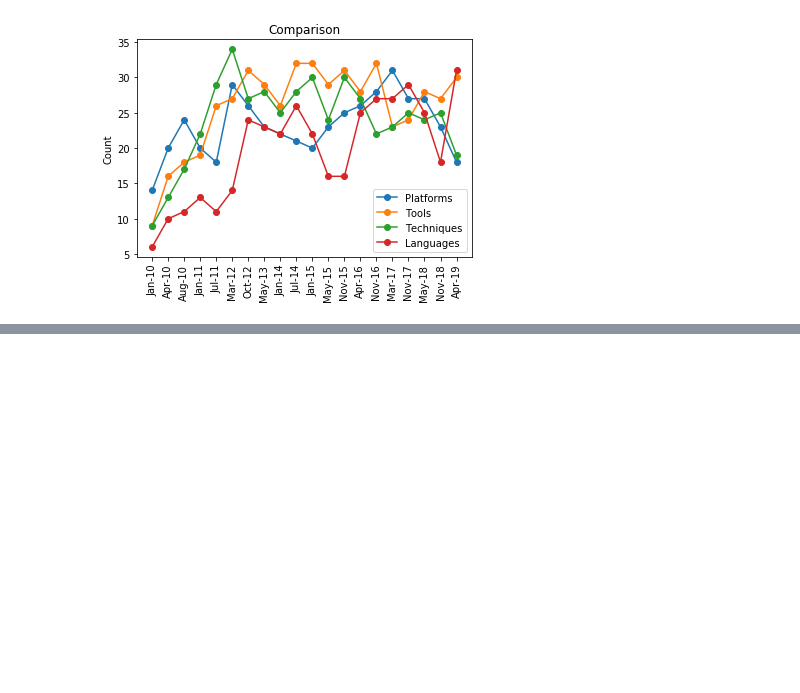
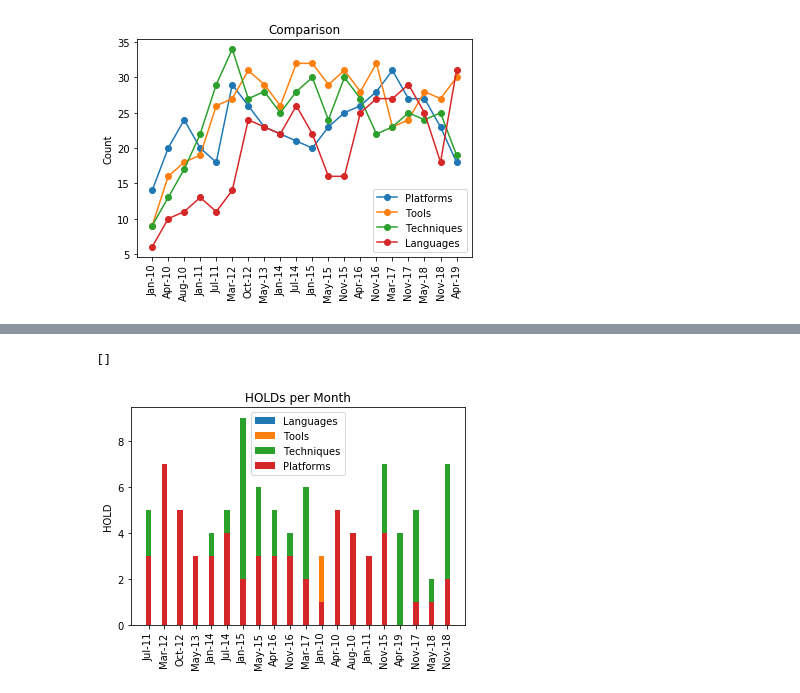
Before and after one commit to phsheth/radar, a Jupyter notebook: radar_eda.ipynb, the cells around one changed output, grey strips where cells are left out. Cells and saved outputs as stored; diff of their text form; code cells hidden in the pictures; blank space fills up the shorter version.

```diff
--- a/radar_eda.ipynb
+++ b/radar_eda.ipynb
@@ -229,0 +330,29 @@ plt.plot()
+# %%
+tech_v4_hold = tech_v4[tech_v4['Stage'] == 'HOLD']
+tech_v4_hold_languages = tech_v4_hold[tech_v4_hold['Category'] == 'Languages']
+tech_v4_hold_tools = tech_v4_hold[tech_v4_hold['Category'] == 'Tools']
+tech_v4_hold_techniques = tech_v4_hold[tech_v4_hold['Category'] == 'Techniques']
+tech_v4_hold_platforms = tech_v4_hold[tech_v4_hold['Category'] == 'Platforms']
+
+tech_v4_hold_languages = tech_v4_hold_languages.sort_values(by=['Volume'])
+tech_v4_hold_tools = tech_v4_hold_tools.sort_values(by=['Volume'])
+tech_v4_hold_techniques = tech_v4_hold_techniques.sort_values(by=['Volume'])
+tech_v4_hold_platforms = tech_v4_hold_platforms.sort_values(by=['Volume'])
+
+width = 0.35
+p1 = plt.bar(tech_v4_hold_languages['Month'], tech_v4_hold_languages['size'], width, label = 'Languages')
+p2 = plt.bar(tech_v4_hold_tools['Month'], tech_v4_hold_tools['size'], width, label = 'Tools')
+p3 = plt.bar(tech_v4_hold_techniques['Month'], tech_v4_hold_techniques['size'], width, label = 'Techniques')
+p4 = plt.bar(tech_v4_hold_platforms['Month'], tech_v4_hold_platforms['size'], width, label = 'Platforms')
+
+
+plt.xticks(rotation='vertical')
+
+plt.title('HOLDs per Month')
+plt.ylabel('HOLD')
+plt.legend()
+
+plt.plot()
+# %% [output]
+[]
+[figure, added]
```
Also changed, not shown: parts of 7 cells of this notebook.
